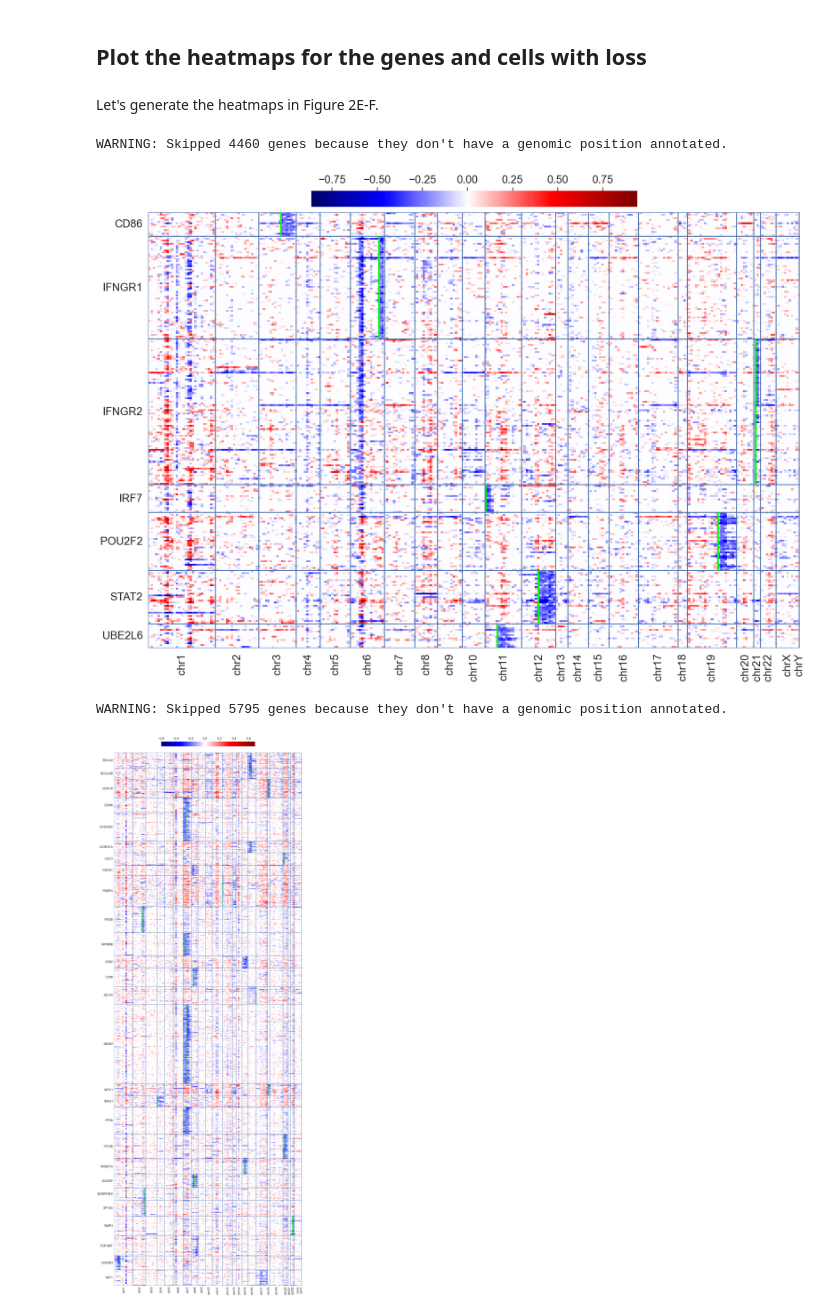
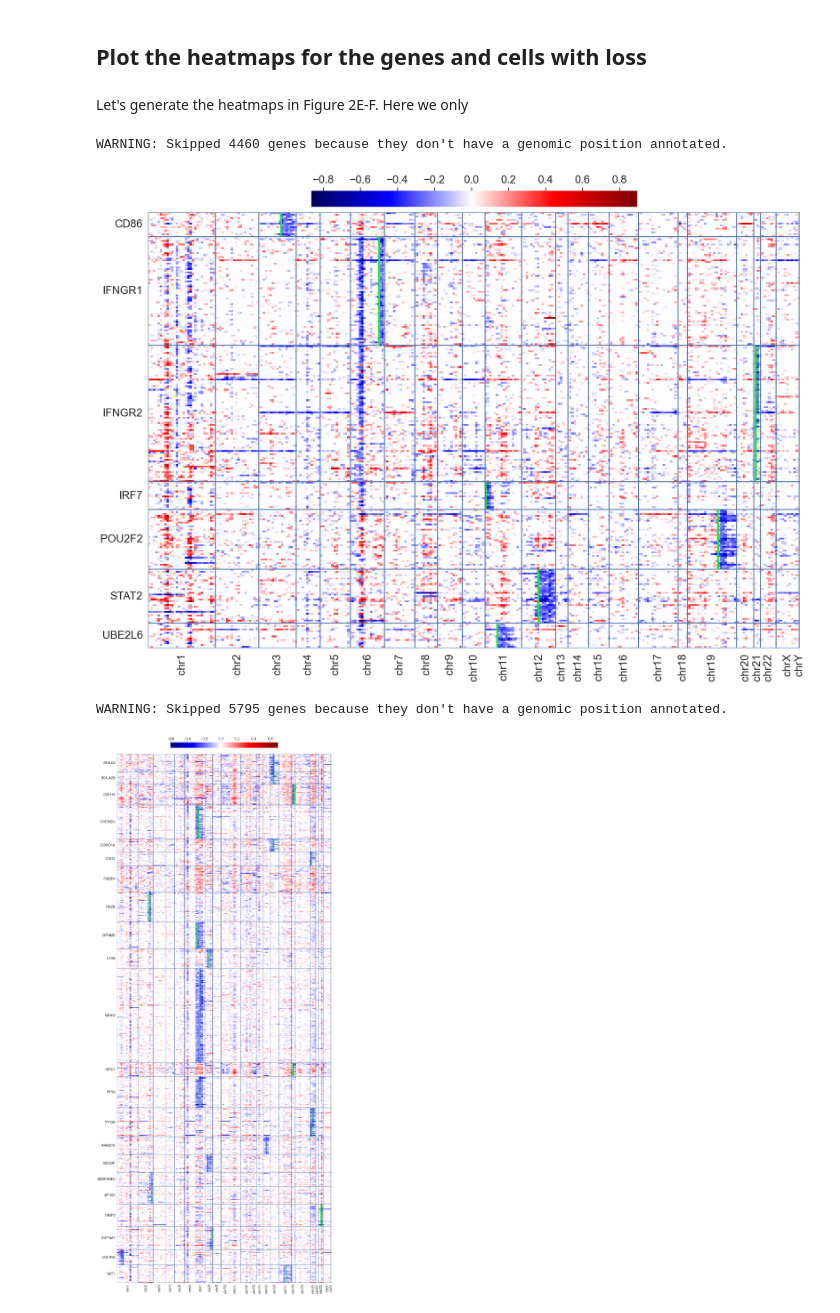
Before and after one commit to recursionpharma/proxbias, a Jupyter notebook: proxbias/notebooks/scPerturb_tables_heatmaps.ipynb, the cells around one changed output. Drawn from its saved outputs; the diff is of its cells as text; code cells hidden in the pictures.

```diff
--- a/proxbias/notebooks/scPerturb_tables_heatmaps.ipynb
+++ b/proxbias/notebooks/scPerturb_tables_heatmaps.ipynb
@@ -42,11 +45,11 @@ display(summres)
 # %% [markdown]
 ## Plot the heatmaps for the genes and cells with loss
 # %% [markdown]
-Let's generate the heatmaps in Figure 2E-F.
+Let's generate the heatmaps in Figure 2E-F. Here we only
 # %%
-sc.plot_loss_for_selected_genes(fnames)
+sc.plot_loss_for_selected_genes(["PapalexiSatija2021_eccite_RNA", "FrangiehIzar2021_RNA"])
 # %% [output]
 WARNING: Skipped 4460 genes because they don't have a genomic position annotated.
-[figure, old version]
+[figure, new version]
 WARNING: Skipped 5795 genes because they don't have a genomic position annotated.
-[figure, old version]
+[figure, new version]
```
Also changed, not shown: parts of 6 cells of this notebook, 7 other files.
